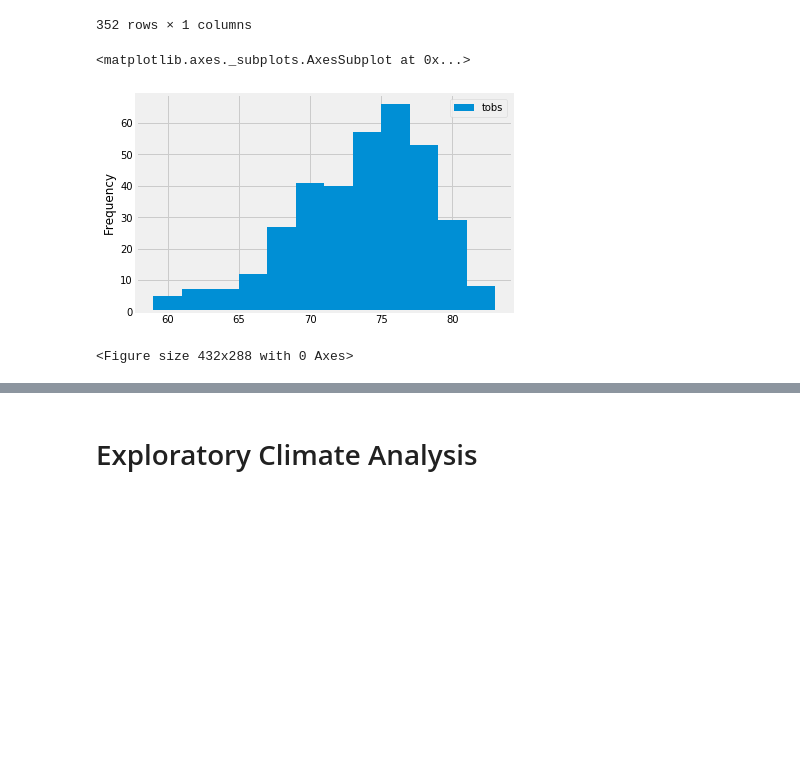
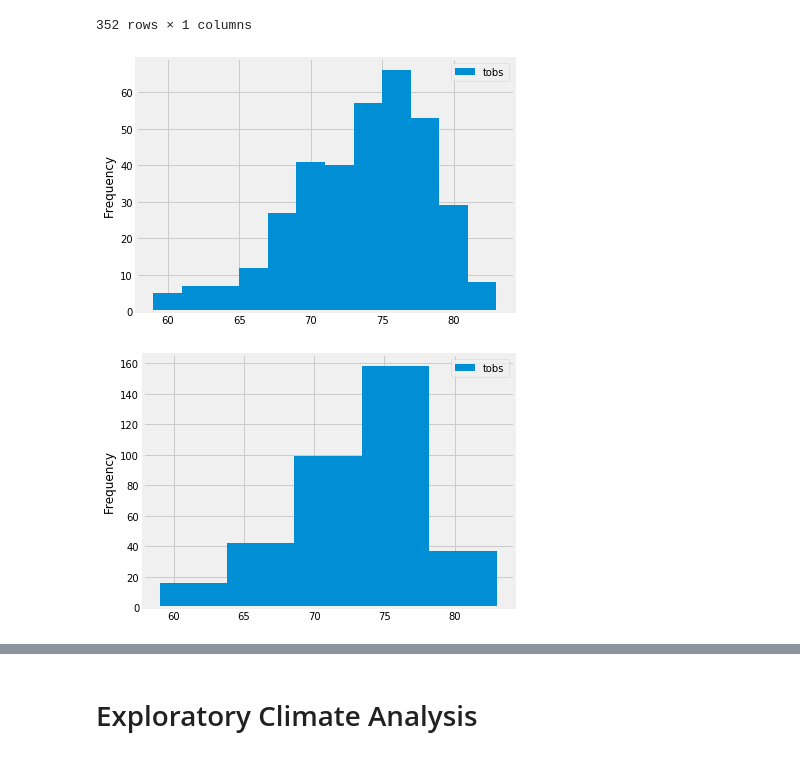
Before and after one commit to Ely-John/surf_up, a Jupyter notebook: climate_analysis.ipynb, the cells around one changed output, grey strips where cells are left out. Saved outputs shown, nothing was run; the diff lists cells and outputs as text; code cells hidden in the pictures; blank space fills up the shorter version.

```diff
--- a/climate_analysis.ipynb
+++ b/climate_analysis.ipynb
@@ -222,10 +222,12 @@ df
 352 rows × 1 columns
 # %%
 df.plot.hist(bins=12)
+plt.tight_layout()
 # %% [output]
-<matplotlib.axes._subplots.AxesSubplot at 0x...>
-[figure, old version]
+[figure, new version]
-# %%
-plt.tight_layout()
-# %% [output]
-<Figure size 432x288 with 0 Axes>
+# %%
+# Skill Drill
+df.plot.hist(bins=5)
+plt.tight_layout()
+# %% [output]
+[figure, added]
```
Also changed, not shown: parts of 1 cell of this notebook.
